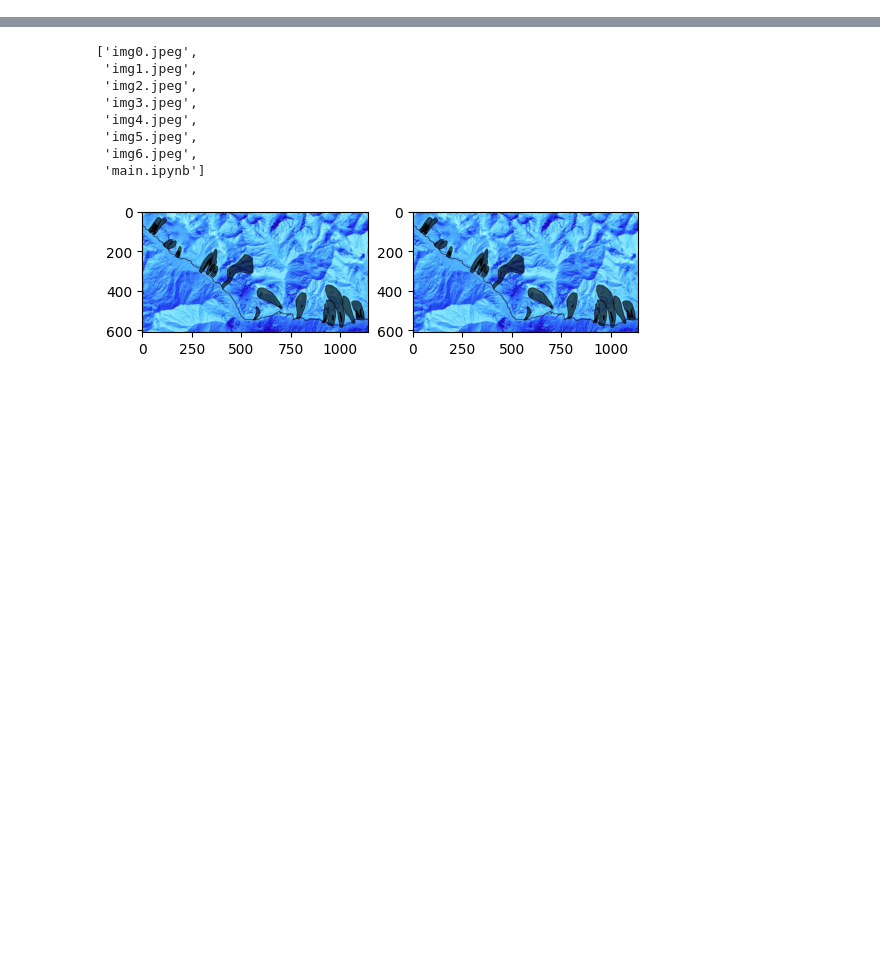
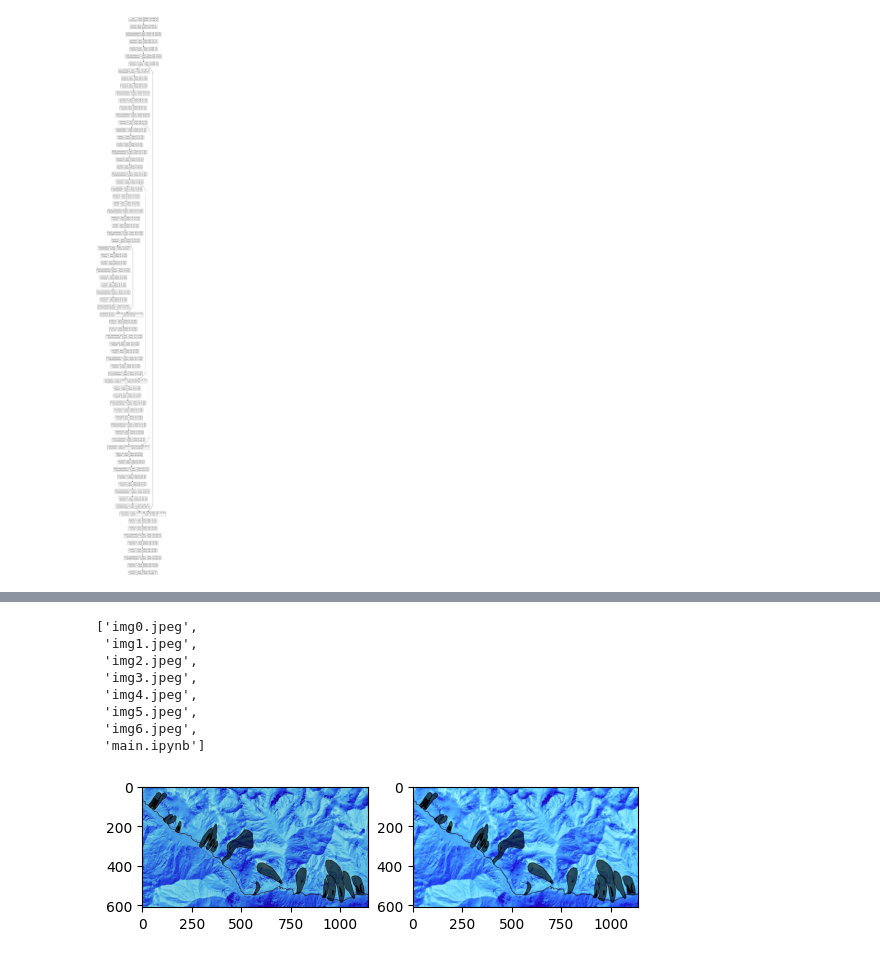
Before and after one commit to geexpro/Ingenuity-SIH-1422, a Jupyter notebook: ML/main.ipynb, the cells around one changed output, grey strips where cells are left out. Drawn from its saved outputs; the diff is of its cells as text; code cells hidden in the pictures; blank space fills up the shorter version.

```diff
--- a/ML/main.ipynb
+++ b/ML/main.ipynb
@@ -89,0 +98,4 @@ pred=albumentations.
+# %%
+tf.keras.utils.plot_model(net, show_shapes=True)
+# %% [output]
+[figure, added]
```
Also changed, not shown: parts of 6 cells of this notebook.
